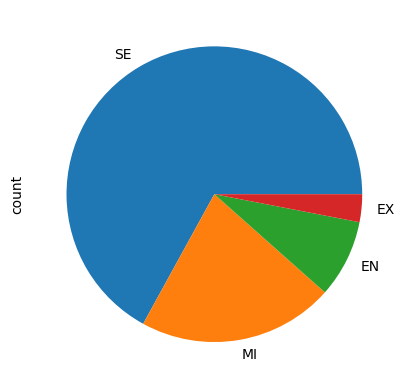
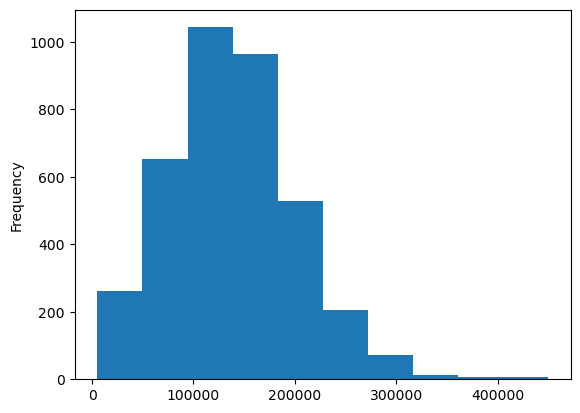
The notebook cell's code change between the first figure and the second:
--- before
+++ after
@@ -1 +1 @@
-salary_counts.plot(kind='pie')
+salary_df['salary_in_usd'].plot(kind='hist')

Commit: Add 3.3 lab notebook